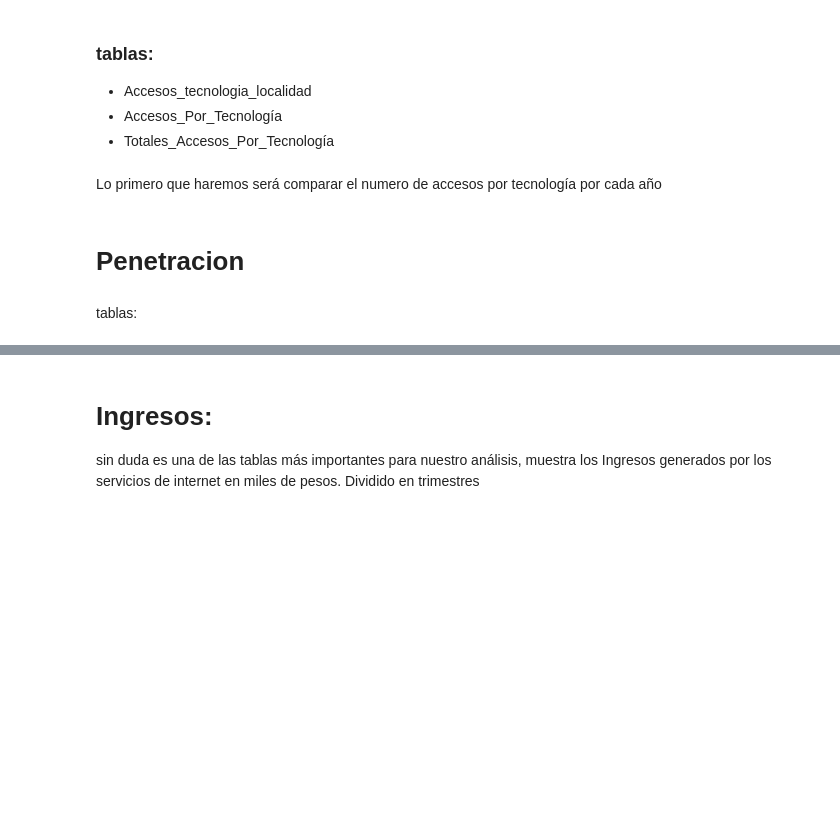
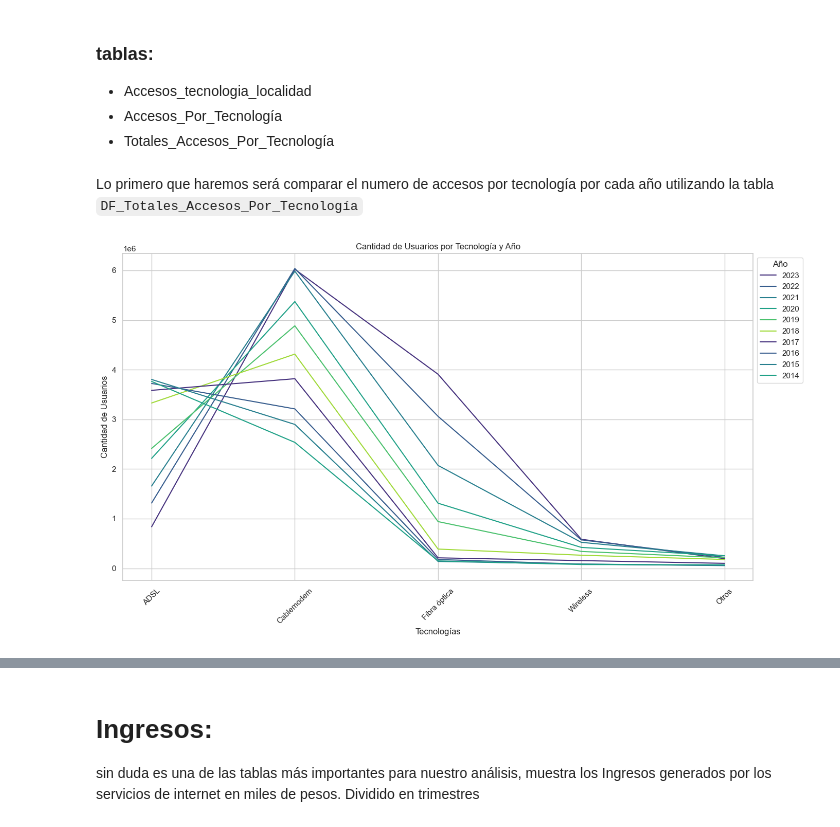
Before and after one commit to federicopiparo/Proyecto-Individual-N-2---Piparo-Federico, a Jupyter notebook: proyecto individual EDA -Federico piapro/EDA.ipynb, the cells around one changed output, grey strips where cells are left out. Saved outputs shown, nothing was run; the diff lists cells and outputs as text; code cells hidden in the pictures; blank space fills up the shorter version.

```diff
--- a/proyecto individual EDA -Federico piapro/EDA.ipynb
+++ b/proyecto individual EDA -Federico piapro/EDA.ipynb
@@ -362,8 +439,42 @@ ADSL  -	Cablemodem	- Fibra óptica	- Wireless	- Otros
 + Accesos_Por_Tecnología
 + Totales_Accesos_Por_Tecnología
 # %% [markdown]
-Lo primero que haremos será comparar el numero de accesos por tecnología por cada año
+Lo primero que haremos será comparar el numero de accesos por tecnología por cada año utilizando la tabla `DF_Totales_Accesos_Por_Tecnología`
-# %% [markdown]
-# Penetracion
-# %% [markdown]
-tablas:
+# %%
+
+# Paso 1: Filtrar el DataFrame para obtener solo los datos del Trimestre 4
+df_agrupado = DF_Totales_Accesos_Por_Tecnología[DF_Totales_Accesos_Por_Tecnología['Trimestre'] == 4]
+
+# Paso 2: Filtrar para eliminar el año 2024 ya que no está completo
+df_agrupado = df_agrupado[df_agrupado['Año'] != 2024]
+
+# Series de tecnologías a graficar
+tecnologías = ['ADSL', 'Cablemodem', 'Fibra óptica', 'Wireless', 'Otros']
+
+# Asegurarse de que Seaborn utilice un estilo atractivo
+sns.set_style("whitegrid")
+sns.set_palette("viridis")
+
+# Crear la figura y el eje
+plt.figure(figsize=(14, 8))
+
+# Graficar cada año como una línea
+for año in df_agrupado['Año'].unique():
+    # Selecciona los datos para el año actual
+    datos_año = df_agrupado[df_agrupado['Año'] == año]
+
+    # Graficar los datos
+    sns.lineplot(x=tecnologías, y=datos_año[tecnologías].values[0], label=f'{año}')
+
+# Personalizar la gráfica
+plt.xlabel('Tecnologías')
+plt.ylabel('Cantidad de Usuarios')
+plt.title('Cantidad de Usuarios por Tecnología y Año')
+plt.legend(title='Año', loc='upper left', bbox_to_anchor=(1, 1))
+plt.xticks(rotation=45)
+plt.tight_layout()  # Asegura que el gráfico no se corte
+
+# Mostrar la gráfica
+plt.show()
+# %% [output]
+[figure, added]
```
Also changed, not shown: parts of 11 cells of this notebook.
